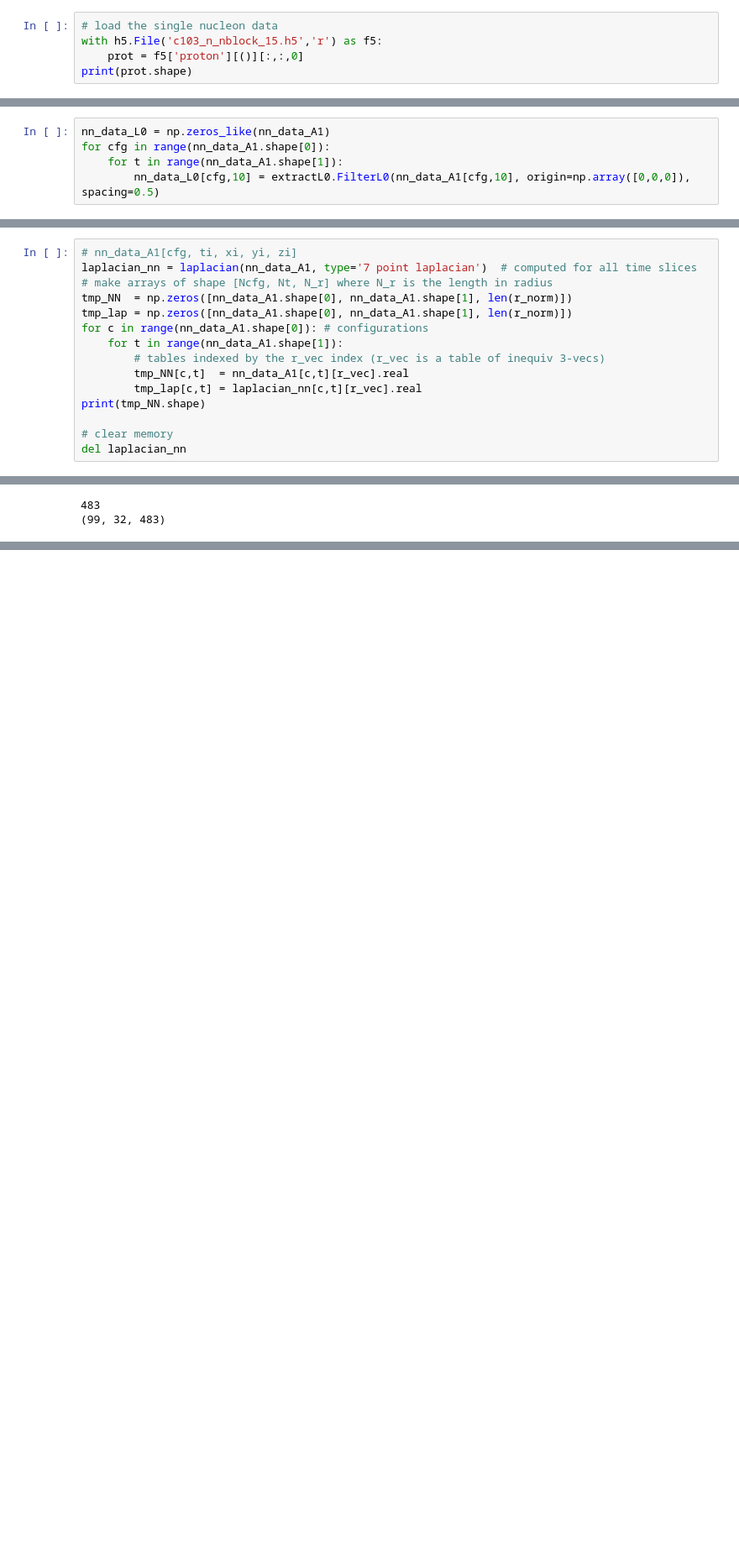
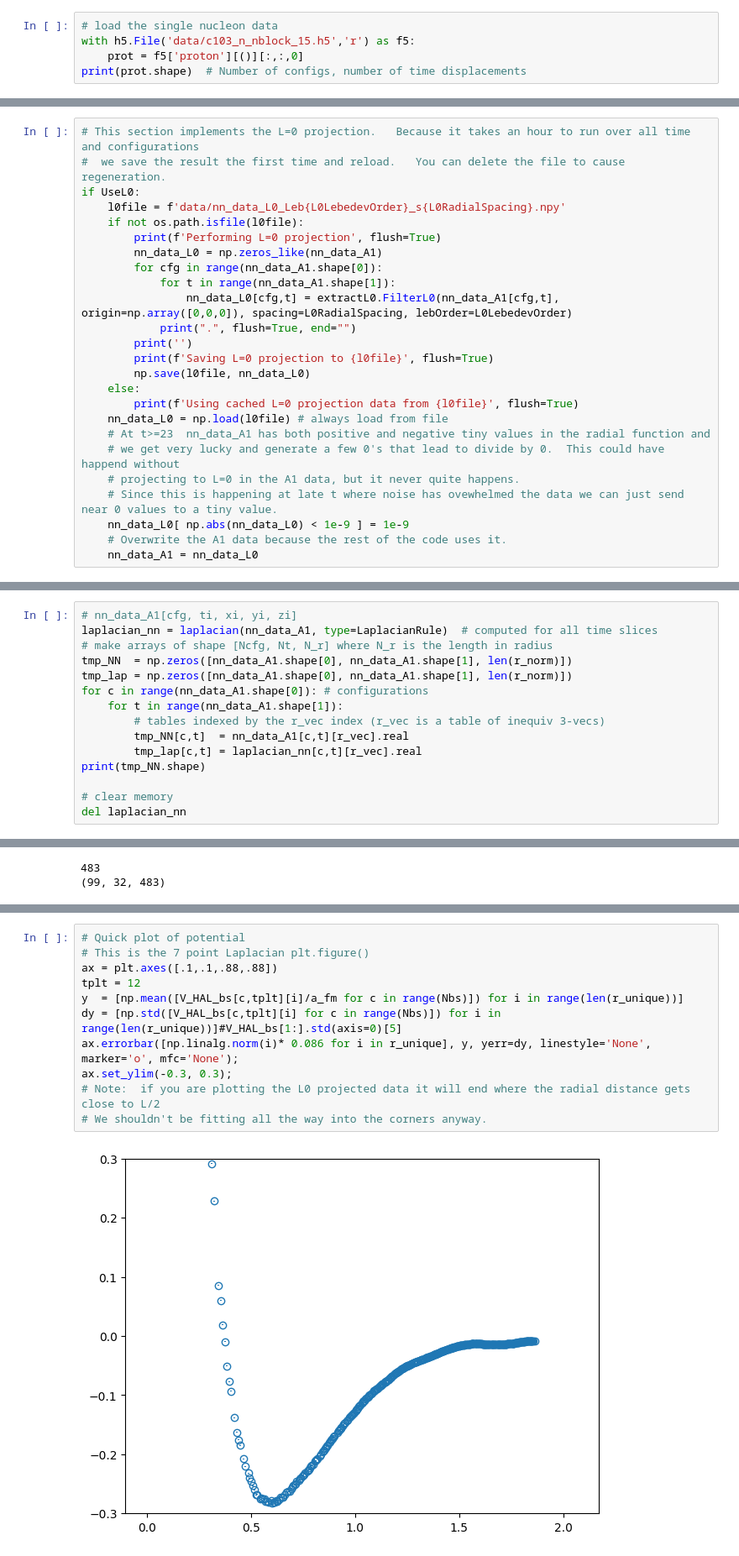
Before and after one commit to cosmon-collaboration/nn_c103_analysis, a Jupyter notebook: hal-potential/collect_halqcd_potential_final.ipynb, the cells around one changed output, grey strips where cells are left out. Shown at 84% size. Saved outputs shown, nothing was run; the diff lists cells and outputs as text; blank space fills up the shorter version.

```diff
--- a/hal-potential/collect_halqcd_potential_final.ipynb
+++ b/hal-potential/collect_halqcd_potential_final.ipynb
@@ -74,9 +87,9 @@ print(nn_data.shape)
 (99, 32, 48, 48, 48)
 # %%
 # load the single nucleon data
-with h5.File('c103_n_nblock_15.h5','r') as f5:
+with h5.File('data/c103_n_nblock_15.h5','r') as f5:
     prot = f5['proton'][()][:,:,0]
-print(prot.shape)
+print(prot.shape)  # Number of configs, number of time displacements
 # %% [output]
 (99, 32)
 # %%
@@ -132,6 +146,26 @@ import extractL0
 # %%
-nn_data_L0 = np.zeros_like(nn_data_A1)
-for cfg in range(nn_data_A1.shape[0]):
-    for t in range(nn_data_A1.shape[1]):
-        nn_data_L0[cfg,10] = extractL0.FilterL0(nn_data_A1[cfg,10], origin=np.array([0,0,0]), spacing=0.5)
+# This section implements the L=0 projection.   Because it takes an hour to run over all time and configurations
+#  we save the result the first time and reload.   You can delete the file to cause regeneration.
+if UseL0:
+    l0file = f'data/nn_data_L0_Leb{L0LebedevOrder}_s{L0RadialSpacing}.npy'
+    if not os.path.isfile(l0file):
+        print(f'Performing L=0 projection', flush=True)
+        nn_data_L0 = np.zeros_like(nn_data_A1)
+        for cfg in range(nn_data_A1.shape[0]):
+            for t in range(nn_data_A1.shape[1]):
+                nn_data_L0[cfg,t] = extractL0.FilterL0(nn_data_A1[cfg,t], origin=np.array([0,0,0]), spacing=L0RadialSpacing, lebOrder=L0LebedevOrder)
+            print(".", flush=True, end="")
+        print('')
+        print(f'Saving L=0 projection to {l0file}', flush=True)
+        np.save(l0file, nn_data_L0)
+    else:
+        print(f'Using cached L=0 projection data from {l0file}', flush=True)
+    nn_data_L0 = np.load(l0file) # always load from file
+    # At t>=23  nn_data_A1 has both positive and negative tiny values in the radial function and
+    # we get very lucky and generate a few 0's that lead to divide by 0.  This could have happend without
+    # projecting to L=0 in the A1 data, but it never quite happens.
+    # Since this is happening at late t where noise has ovewhelmed the data we can just send near 0 values to a tiny value.
+    nn_data_L0[ np.abs(nn_data_L0) < 1e-9 ] = 1e-9
+    # Overwrite the A1 data because the rest of the code uses it.
+    nn_data_A1 = nn_data_L0
 # %% [output]
@@ -297,7 +303,7 @@ r_vec[0][0:10]
 array([0, 0, 0, 1, 0, 0, 1, 0, 0, 1])
 # %%
 # nn_data_A1[cfg, ti, xi, yi, zi]
-laplacian_nn = laplacian(nn_data_A1, type='7 point laplacian')  # computed for all time slices
+laplacian_nn = laplacian(nn_data_A1, type=LaplacianRule)  # computed for all time slices
 # make arrays of shape [Ncfg, Nt, N_r] where N_r is the length in radius
 tmp_NN  = np.zeros([nn_data_A1.shape[0], nn_data_A1.shape[1], len(r_norm)])
 tmp_lap = np.zeros([nn_data_A1.shape[0], nn_data_A1.shape[1], len(r_norm)])
@@ -429,0 +458,13 @@ ax.set_ylim(-0.3, 0.03);
+# %%
+# Quick plot of potential
+# This is the 7 point Laplacian plt.figure()
+ax = plt.axes([.1,.1,.88,.88])
+tplt = 12
+y  = [np.mean([V_HAL_bs[c,tplt][i]/a_fm for c in range(Nbs)]) for i in range(len(r_unique))]
+dy = [np.std([V_HAL_bs[c,tplt][i] for c in range(Nbs)]) for i in range(len(r_unique))]#V_HAL_bs[1:].std(axis=0)[5]
+ax.errorbar([np.linalg.norm(i)* 0.086 for i in r_unique], y, yerr=dy, linestyle='None', marker='o', mfc='None');
+ax.set_ylim(-0.3, 0.3);
+# Note:  if you are plotting the L0 projected data it will end where the radial distance gets close to L/2
+# We shouldn't be fitting all the way into the corners anyway.
+# %% [output]
+[figure, added]
```
Also changed, not shown: parts of 16 cells of this notebook, 1 other file.
